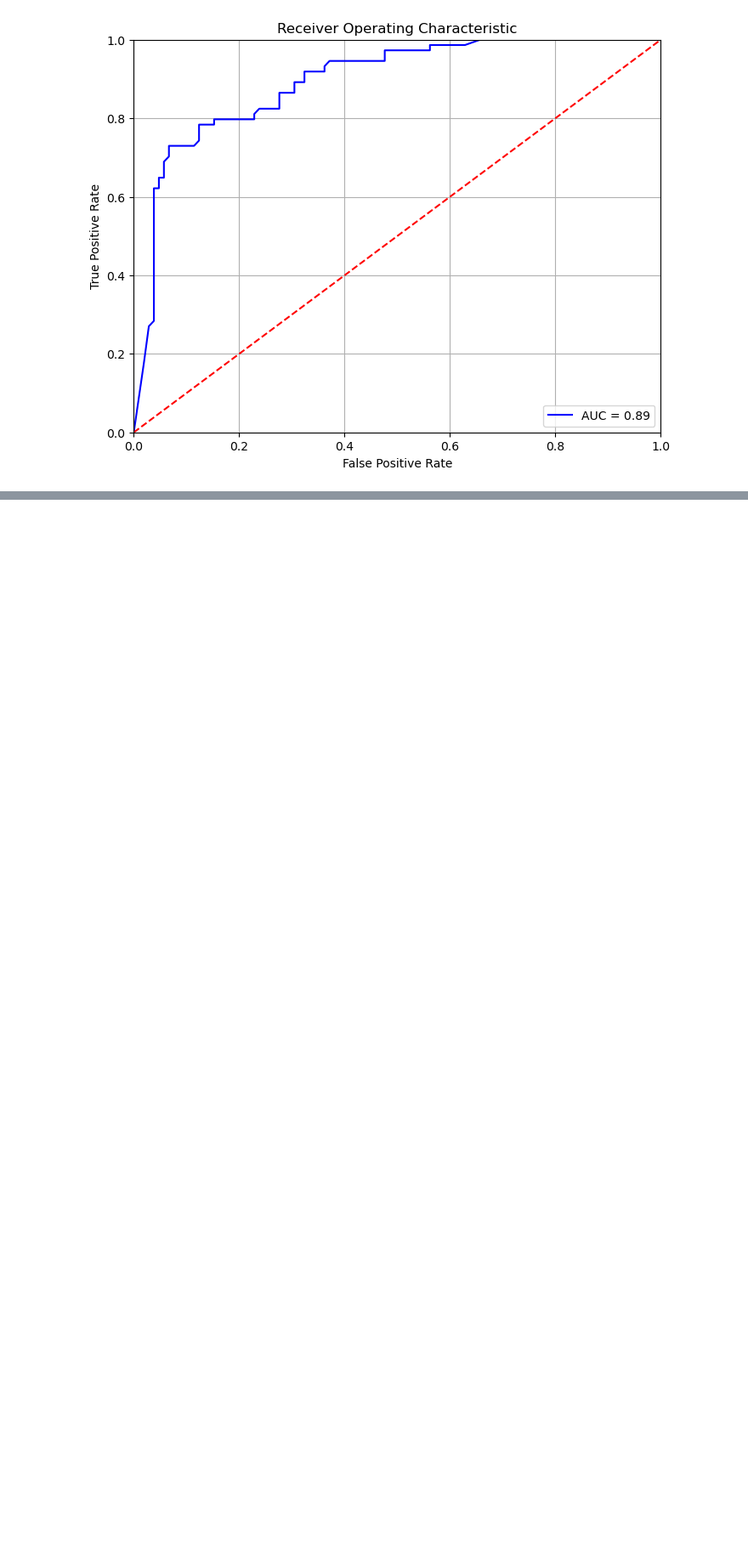
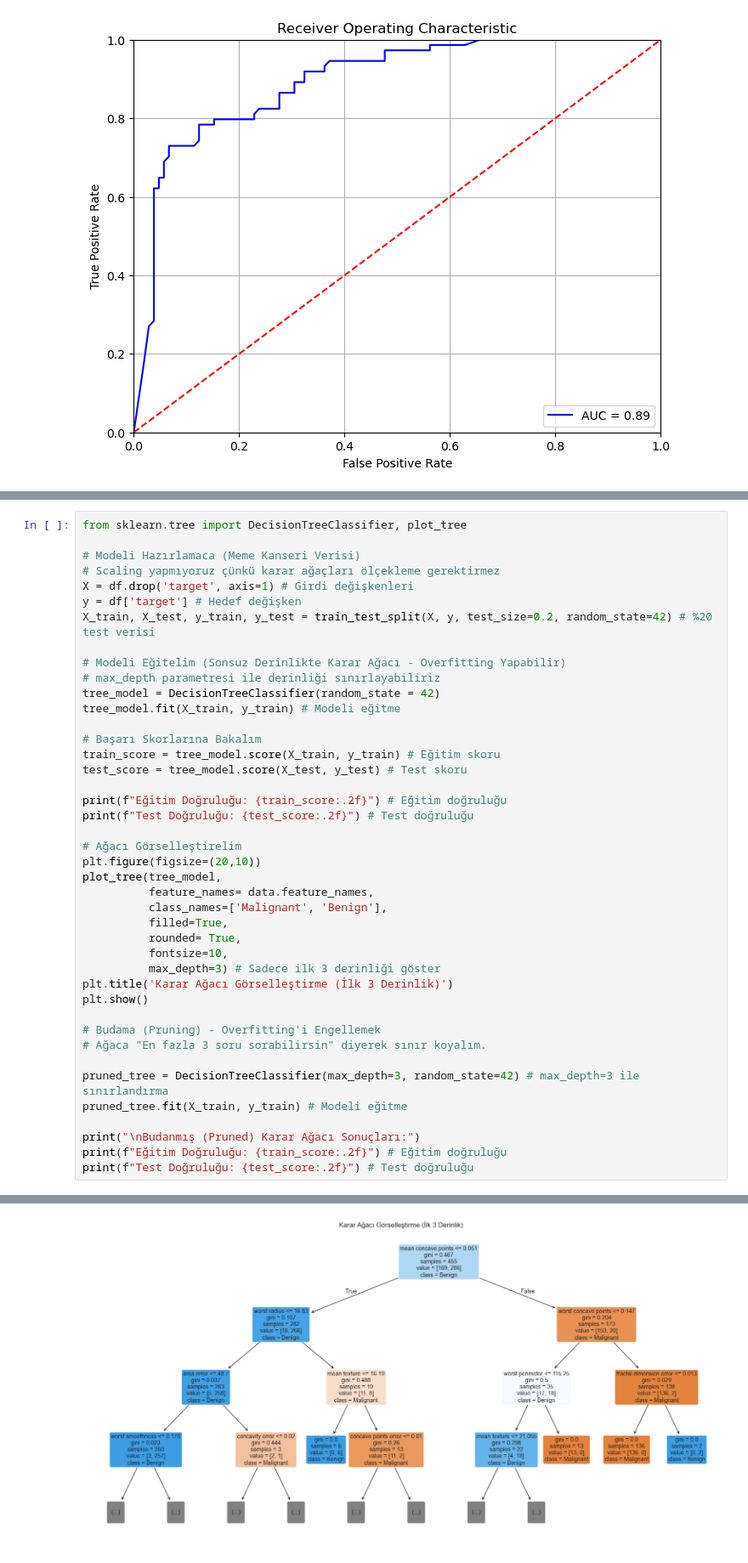
Before and after one commit to MelihKotman/Python-Data-Science-Learnings-With-Doc, a Jupyter notebook: Self-Learnings/learning_lab.ipynb, the cells around one changed output, grey strips where cells are left out. Shown at 85% size. Saved outputs shown, nothing was run; the diff lists cells and outputs as text; blank space fills up the shorter version.

```diff
--- a/Self-Learnings/learning_lab.ipynb
+++ b/Self-Learnings/learning_lab.ipynb
@@ -391,0 +586,43 @@ Veri Boyutu: (891, 15)
+# %%
+from sklearn.tree import DecisionTreeClassifier, plot_tree
+
+# Modeli Hazırlamaca (Meme Kanseri Verisi)
+# Scaling yapmıyoruz çünkü karar ağaçları ölçekleme gerektirmez
+X = df.drop('target', axis=1) # Girdi değişkenleri
+y = df['target'] # Hedef değişken
+X_train, X_test, y_train, y_test = train_test_split(X, y, test_size=0.2, random_state=42) # %20 test verisi
+
+# Modeli Eğitelim (Sonsuz Derinlikte Karar Ağacı - Overfitting Yapabilir)
+# max_depth parametresi ile derinliği sınırlayabiliriz
+tree_model = DecisionTreeClassifier(random_state = 42)
+tree_model.fit(X_train, y_train) # Modeli eğitme
+
+# Başarı Skorlarına Bakalım
+train_score = tree_model.score(X_train, y_train) # Eğitim skoru
+test_score = tree_model.score(X_test, y_test) # Test skoru
+
+print(f"Eğitim Doğruluğu: {train_score:.2f}") # Eğitim doğruluğu
+print(f"Test Doğruluğu: {test_score:.2f}") # Test doğruluğu
+
+# Ağacı Görselleştirelim
+plt.figure(figsize=(20,10))
+plot_tree(tree_model,
+          feature_names= data.feature_names,
+          class_names=['Malignant', 'Benign'],
+          filled=True,
+          rounded= True,
+          fontsize=10,
+          max_depth=3) # Sadece ilk 3 derinliği göster
+plt.title('Karar Ağacı Görselleştirme (İlk 3 Derinlik)')
+plt.show()
+
+# Budama (Pruning) - Overfitting'i Engellemek
+# Ağaca "En fazla 3 soru sorabilirsin" diyerek sınır koyalım.
+
+pruned_tree = DecisionTreeClassifier(max_depth=3, random_state=42) # max_depth=3 ile sınırlandırma
+pruned_tree.fit(X_train, y_train) # Modeli eğitme
+
+print("\nBudanmış (Pruned) Karar Ağacı Sonuçları:")
+print(f"Eğitim Doğruluğu: {train_score:.2f}") # Eğitim doğruluğu
+print(f"Test Doğruluğu: {test_score:.2f}") # Test doğruluğu
+# %% [output]
@@ -391,0 +631 @@ Veri Boyutu: (891, 15)
+[figure, added]
```
Also changed, not shown: parts of 9 cells of this notebook.
